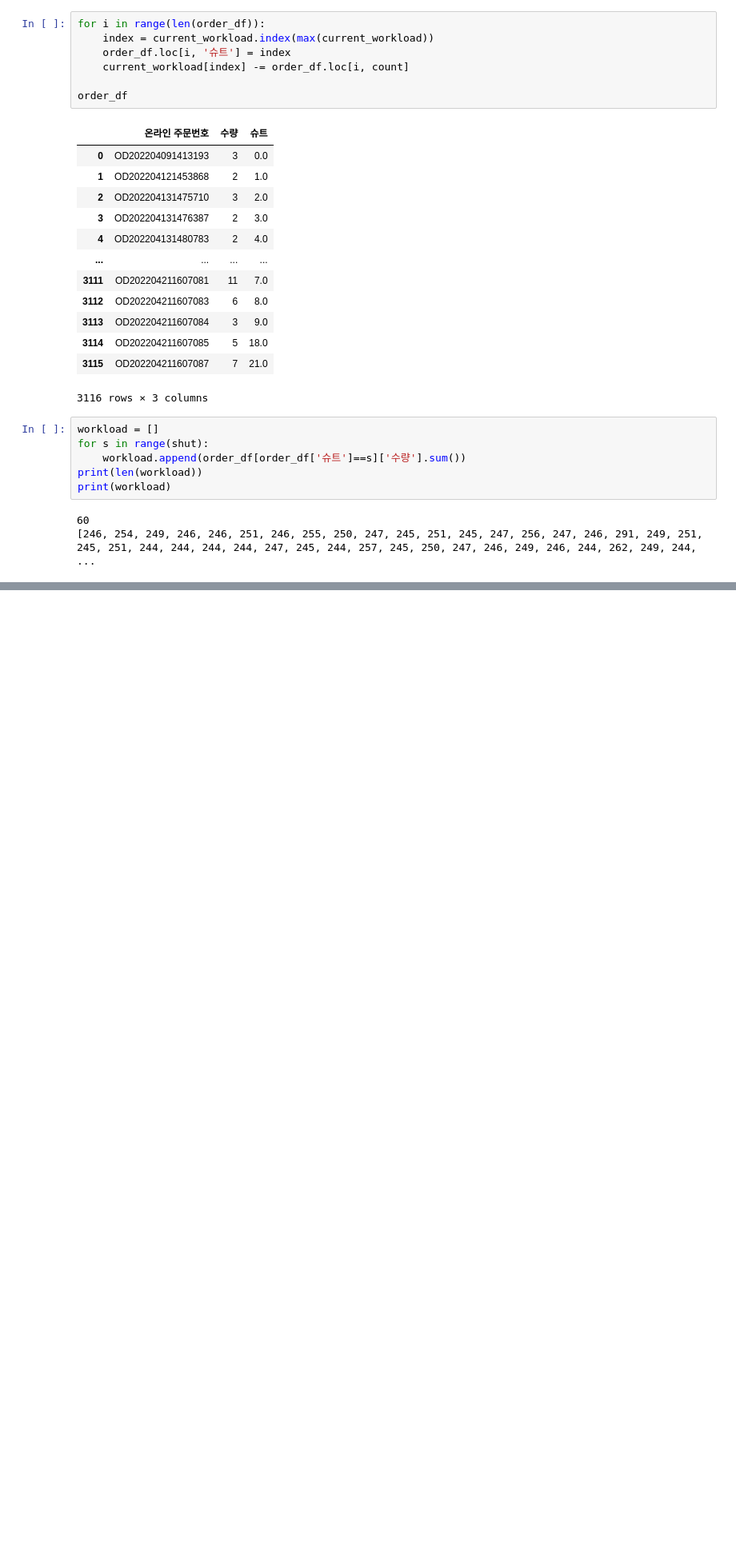
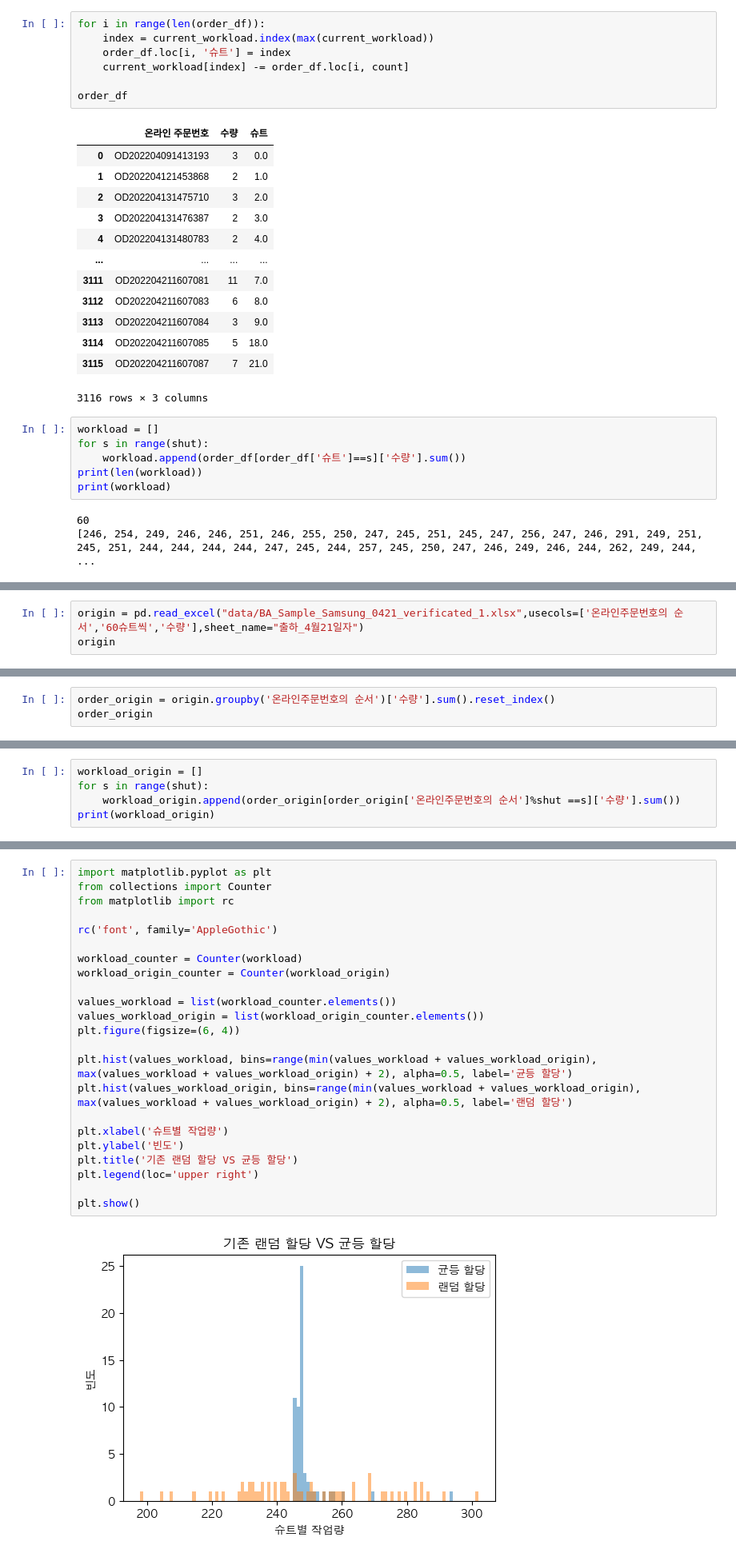
Before and after one commit to be-garam/Hokusho_Capstone, a Jupyter notebook: BA/BA_algorithm.ipynb, the cells around one changed output, grey strips where cells are left out. Shown: that part at 80% size. Drawn from its saved outputs; the diff is of its cells as text; blank space fills up the shorter version.

```diff
--- a/BA/BA_algorithm.ipynb
+++ b/BA/BA_algorithm.ipynb
@@ -227,0 +218,3 @@ print(workload)
+# %%
+origin = pd.read_excel("data/BA_Sample_Samsung_0421_verificated_1.xlsx",usecols=['온라인주문번호의 순서','60슈트씩','수량'],sheet_name="출하_4월21일자")
+origin
@@ -227,0 +235,3 @@ print(workload)
+# %%
+order_origin = origin.groupby('온라인주문번호의 순서')['수량'].sum().reset_index()
+order_origin
@@ -227,0 +252,5 @@ print(workload)
+# %%
+workload_origin = []
+for s in range(shut):
+    workload_origin.append(order_origin[order_origin['온라인주문번호의 순서']%shut ==s]['수량'].sum())
+print(workload_origin)
@@ -227,0 +272,25 @@ print(workload)
+# %%
+import matplotlib.pyplot as plt
+from collections import Counter
+from matplotlib import rc
+
+rc('font', family='AppleGothic')
+
+workload_counter = Counter(workload)
+workload_origin_counter = Counter(workload_origin)
+
+values_workload = list(workload_counter.elements())
+values_workload_origin = list(workload_origin_counter.elements())
+plt.figure(figsize=(6, 4))
+
+plt.hist(values_workload, bins=range(min(values_workload + values_workload_origin), max(values_workload + values_workload_origin) + 2), alpha=0.5, label='균등 할당')
+plt.hist(values_workload_origin, bins=range(min(values_workload + values_workload_origin), max(values_workload + values_workload_origin) + 2), alpha=0.5, label='랜덤 할당')
+
+plt.xlabel('슈트별 작업량')
+plt.ylabel('빈도')
+plt.title('기존 랜덤 할당 VS 균등 할당')
+plt.legend(loc='upper right')
+
+plt.show()
+# %% [output]
+[figure, added]
```
Also changed, not shown: parts of 7 cells of this notebook.
